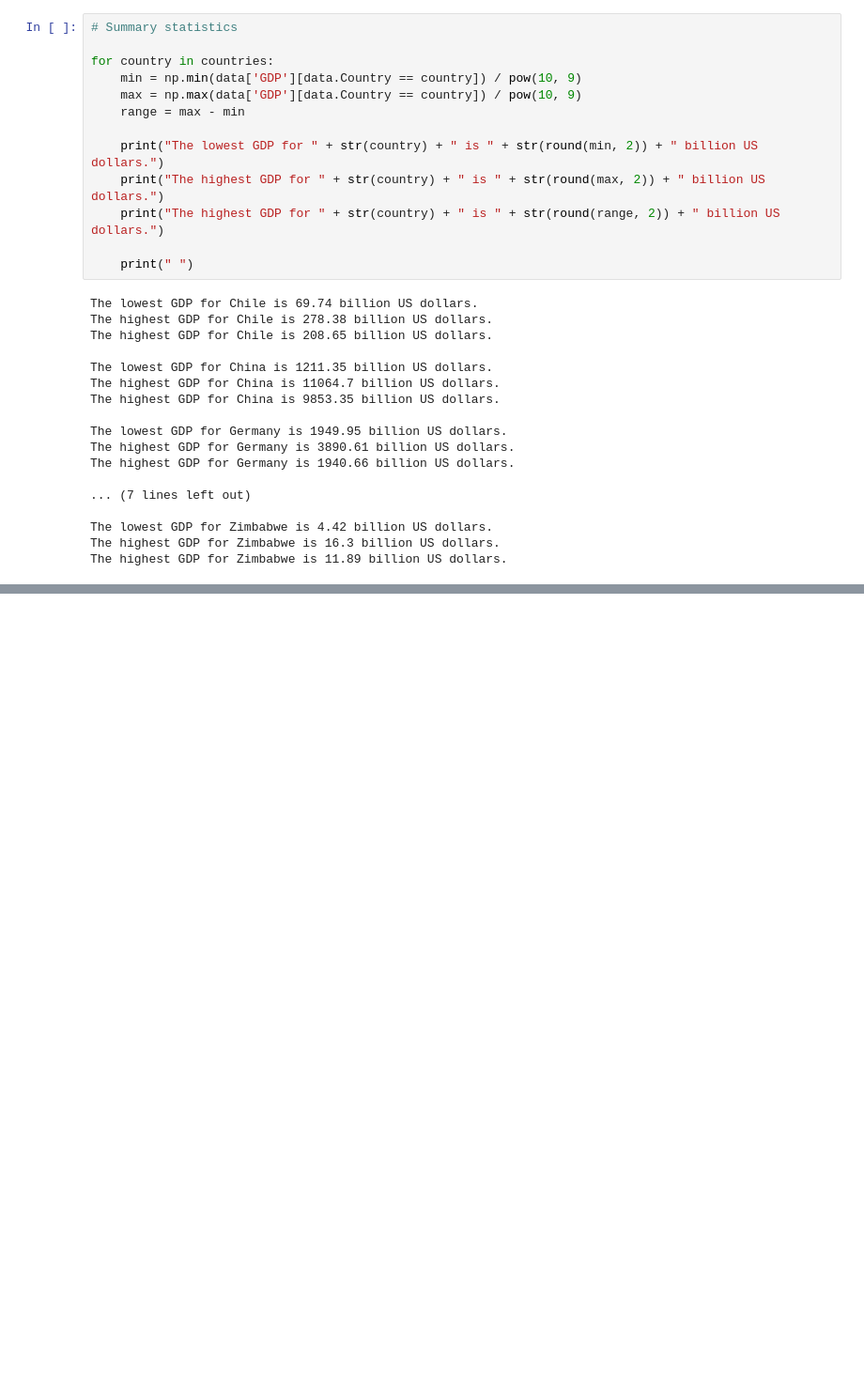
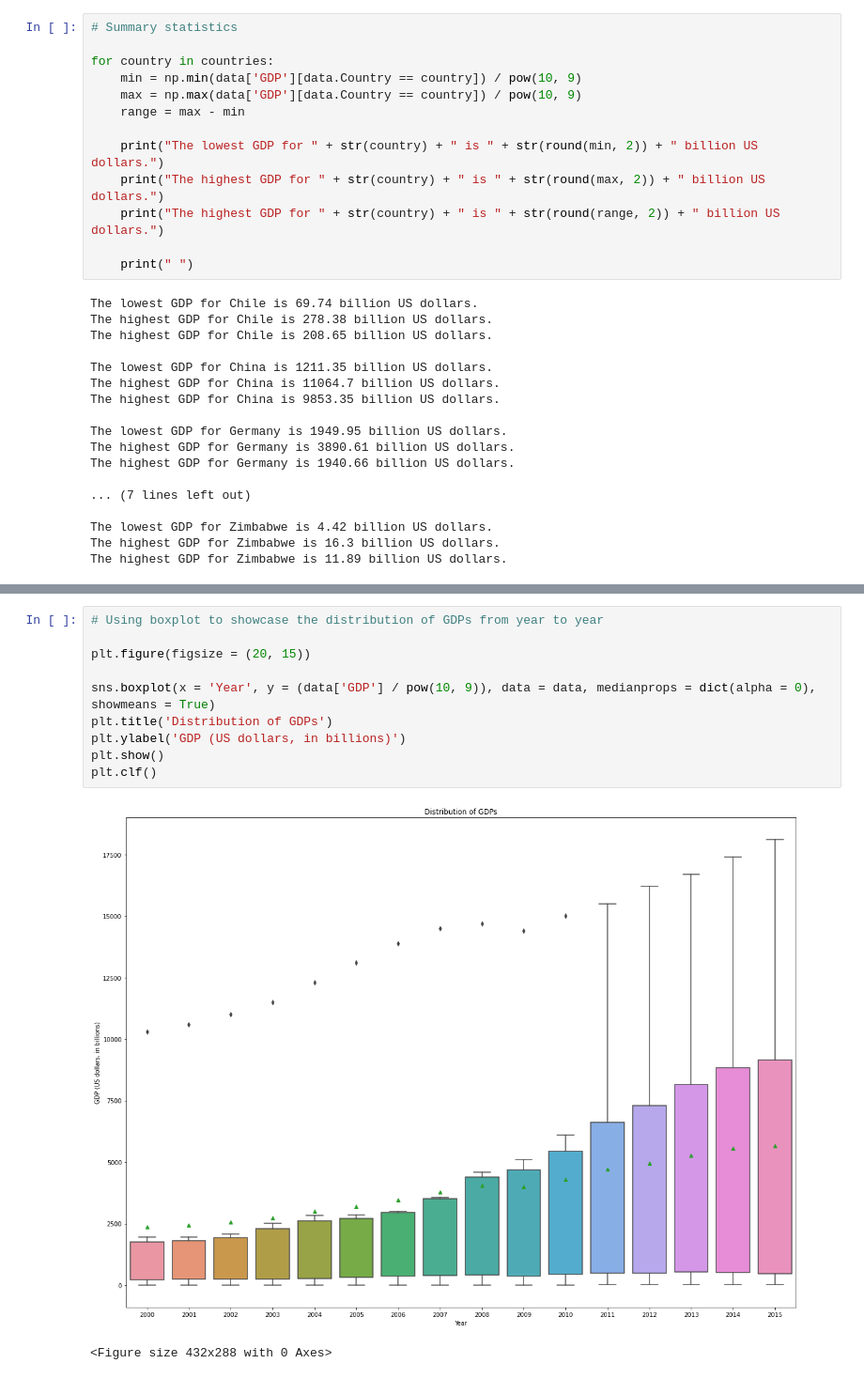
Before and after one commit to dariusbtzc/gdp-life-expectancy, a Jupyter notebook: life_expectancy_gdp.ipynb, the cells around one changed output, grey strips where cells are left out. Shown at 94% size. Saved outputs shown, nothing was run; the diff lists cells and outputs as text; blank space fills up the shorter version.

Commit message:
Added avg & distribution of GDPs

```diff
--- a/life_expectancy_gdp.ipynb
+++ b/life_expectancy_gdp.ipynb
@@ -319,0 +327,13 @@ The highest GDP for Zimbabwe is 11.89 billion US dollars.
+# %%
+# Using boxplot to showcase the distribution of GDPs from year to year
+
+plt.figure(figsize = (20, 15))
+
+sns.boxplot(x = 'Year', y = (data['GDP'] / pow(10, 9)), data = data, medianprops = dict(alpha = 0), showmeans = True)
+plt.title('Distribution of GDPs')
+plt.ylabel('GDP (US dollars, in billions)')
+plt.show()
+plt.clf()
+# %% [output]
+[figure, added]
+<Figure size 432x288 with 0 Axes>
```
Also changed, not shown: parts of 3 cells of this notebook.
